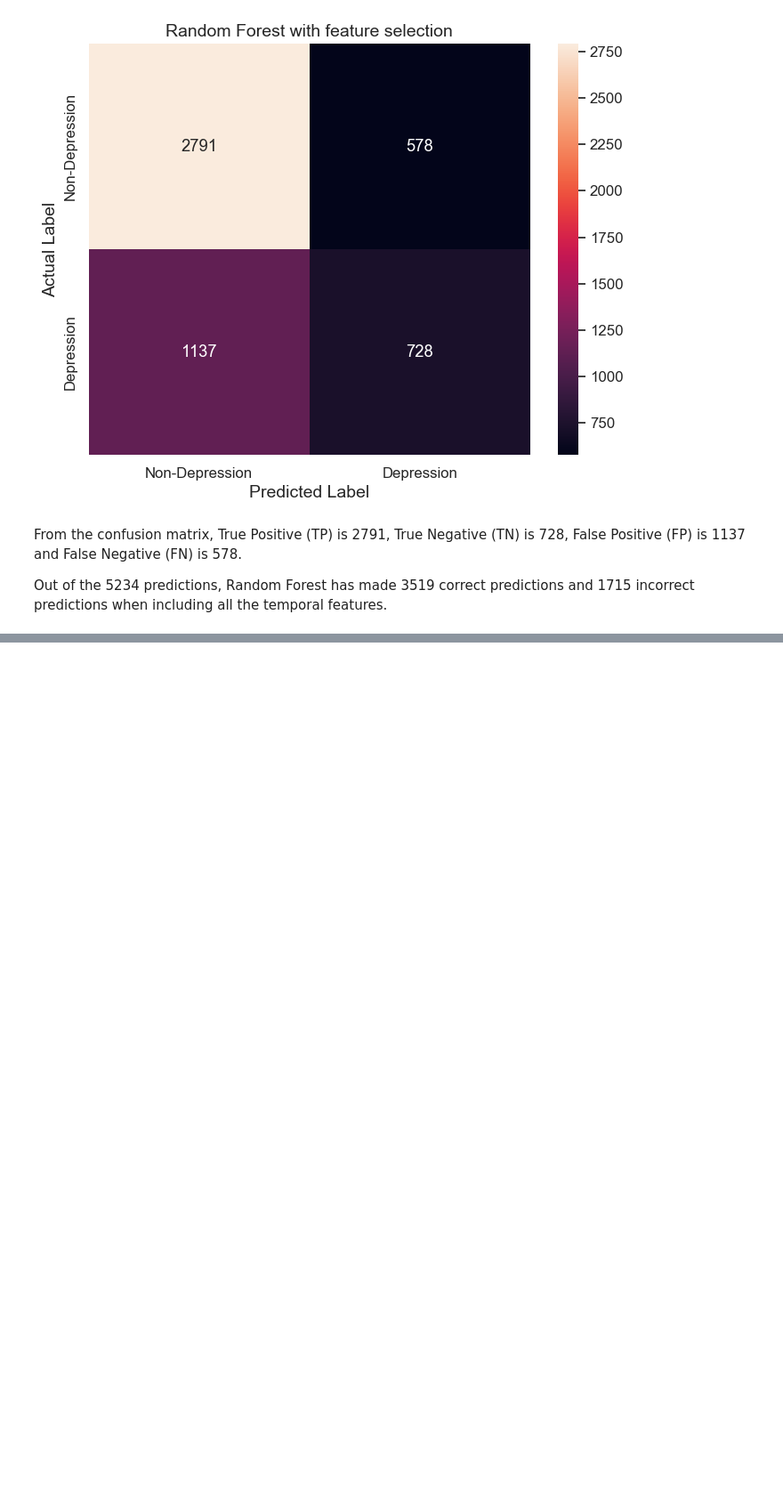
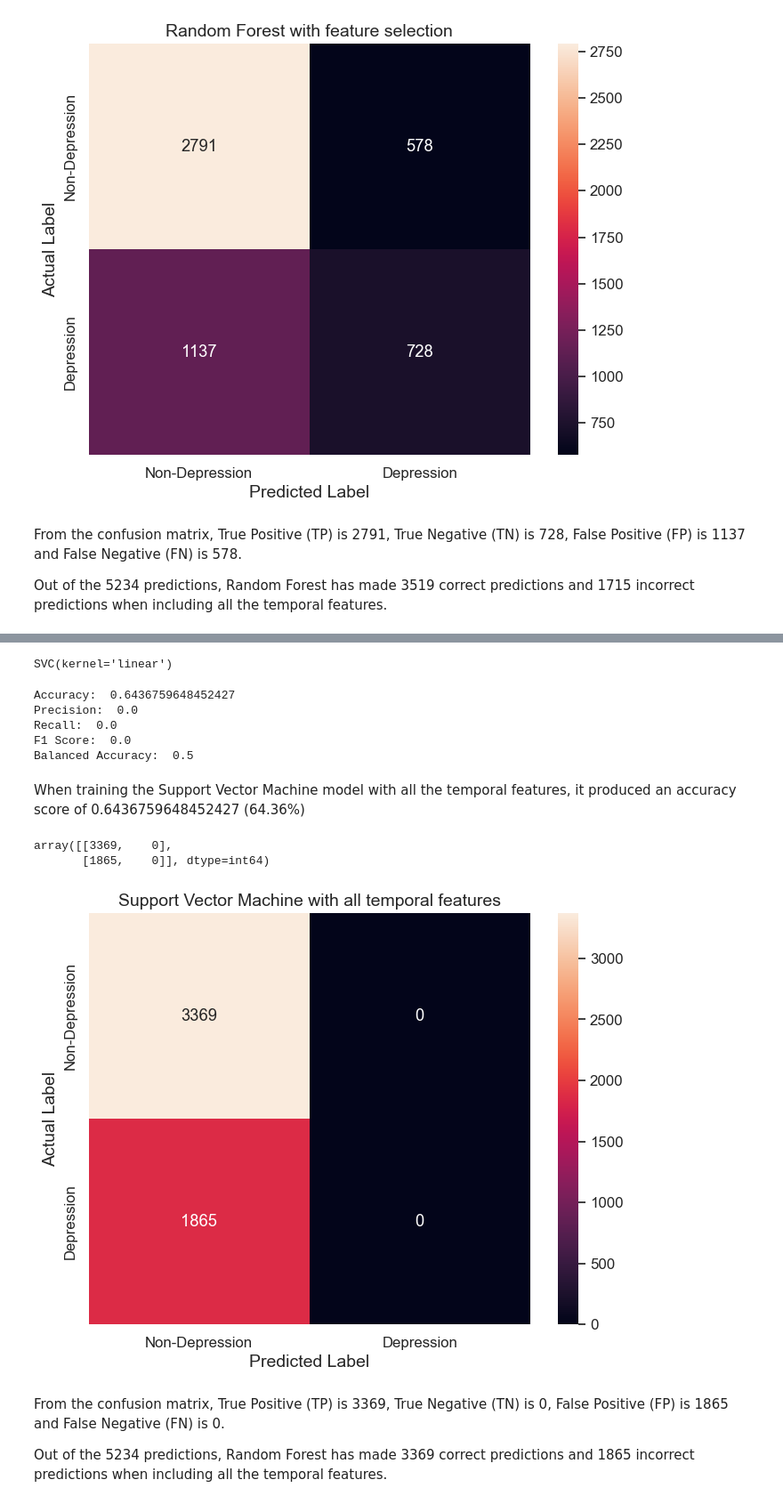
Before and after one commit to KADev2022/CS3IP, a Jupyter notebook: Machine Learning Experiment - Depression or Non-Depression Classification (Final).ipynb, the cells around one changed output, grey strips where cells are left out. Shown at 89% size. Saved outputs shown, nothing was run; the diff lists cells and outputs as text; code cells hidden in the pictures; blank space fills up the shorter version.

Commit message:
Partially trained Support Vector Machine

```diff
--- a/Machine Learning Experiment - Depression or Non-Depression Classification (Final).ipynb
+++ b/Machine Learning Experiment - Depression or Non-Depression Classification (Final).ipynb
@@ -1810,0 +1916,66 @@ On an average of 475.75 predictions, K-Nearest Neighbours has made an average of
+# %%
+# Train Support Vector Machine with all the temporal features without cross validation
+from sklearn.svm import SVC
+from sklearn.preprocessing import StandardScaler
+
+# Feature Scaling using Standard Scaler before fitting the SVM model
+scaler = StandardScaler()
+X_train_scaled = scaler.fit_transform(X_train)
+X_test_scaled = scaler.fit_transform(X_test)
+
+# Train the Support Vector Machine model - use linear kernel
+svm_clf = SVC(kernel='linear')
+svm_clf.fit(X_train_scaled, y_train)
+# %% [output]
+SVC(kernel='linear')
+# %%
+# Predict the class for the independent variables
+y_pred = svm_clf.predict(X_test_scaled)
+# %%
+# Evaluation metric results for Support Vector Machine with all the temporal features without cross validation
+from sklearn.metrics import accuracy_score, precision_score, recall_score, f1_score, balanced_accuracy_score
+
+# Accuracy score for Support Vector Machine
+accuracy = accuracy_score(y_test, y_pred)
+print("Accuracy: ", accuracy)
+
+# Precision score for Support Vector Machine
+precision = precision_score(y_test, y_pred)
+print("Precision: ", precision)
+
+# Recall score for Support Vector Machine
+recall = recall_score(y_test, y_pred)
+print("Recall: ", recall)
+
+# F1 score for Support Vector Machine
+f1 = f1_score(y_test, y_pred)
+print("F1 Score: ", f1)
+
+# Balanced Accuracy score for Support Vector Machine
+balanced_accuracy = balanced_accuracy_score(y_test, y_pred)
+print("Balanced Accuracy: ", balanced_accuracy)
+# %% [output]
+Accuracy:  0.6436759648452427
+Precision:  0.0
+Recall:  0.0
+F1 Score:  0.0
+Balanced Accuracy:  0.5
+# %% [markdown]
+When training the Support Vector Machine model with all the temporal features, it produced an accuracy score of 0.6436759648452427 (64.36%)
+# %%
+from sklearn.metrics import confusion_matrix
+
+# Confusion matrix for the Support Vector Machine model with all the temporal features
+confusion_matrix(y_test, y_pred)
+# %% [output]
+array([[3369,    0],
+       [1865,    0]], dtype=int64)
+# %%
+plot_confusion_matrix_without_cross_validation(confusion_matrix(y_test, y_pred),
+                                               "Support Vector Machine with all temporal features")
+# %% [output]
+[figure, added]
+# %% [markdown]
+From the confusion matrix, True Positive (TP) is 3369, True Negative (TN) is 0, False Positive (FP) is 1865 and False Negative (FN) is 0.<br>
+
+Out of the 5234 predictions, Random Forest has made 3369 correct predictions and 1865 incorrect predictions when including all the temporal features.
```
Also changed, not shown: parts of 118 cells of this notebook.
